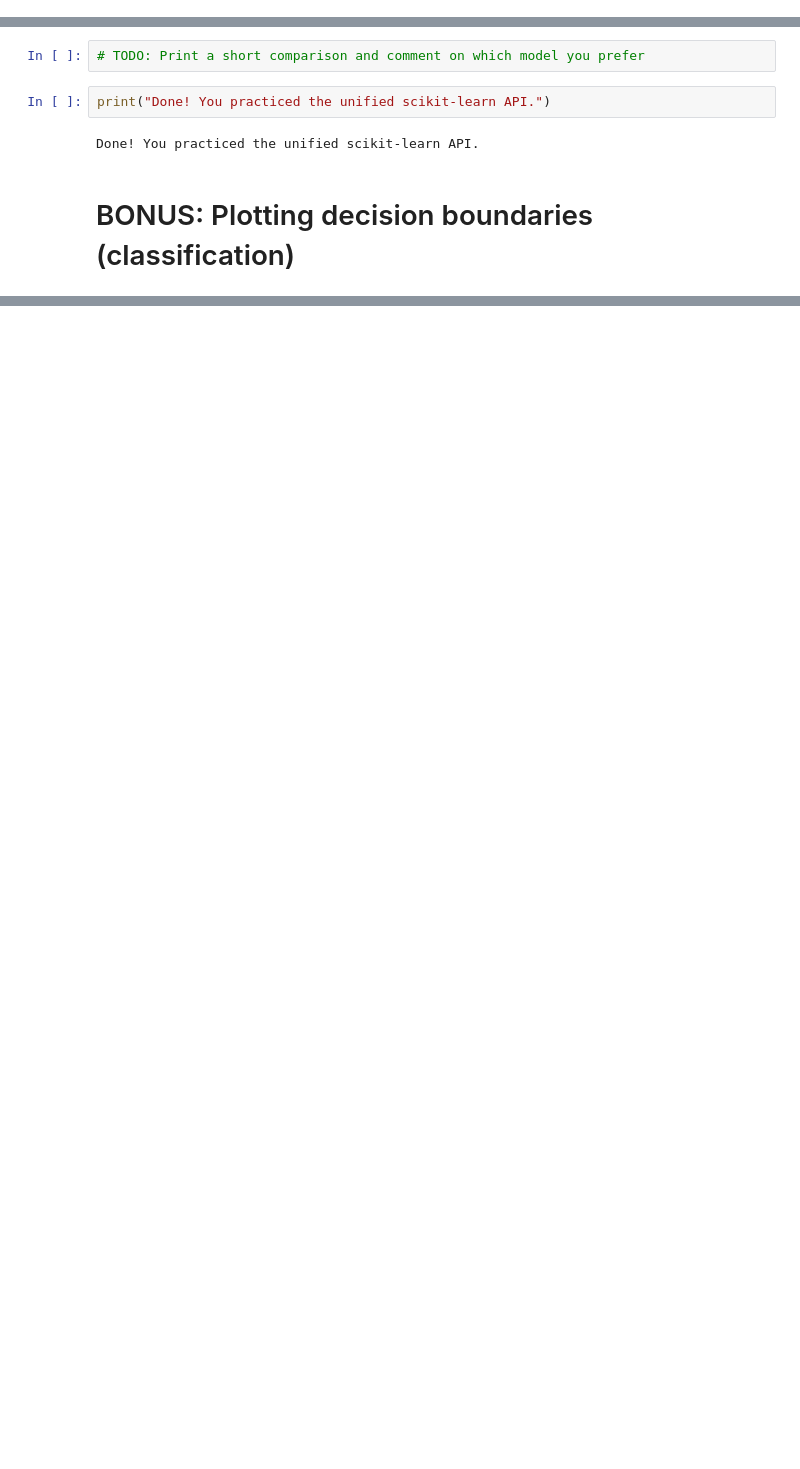
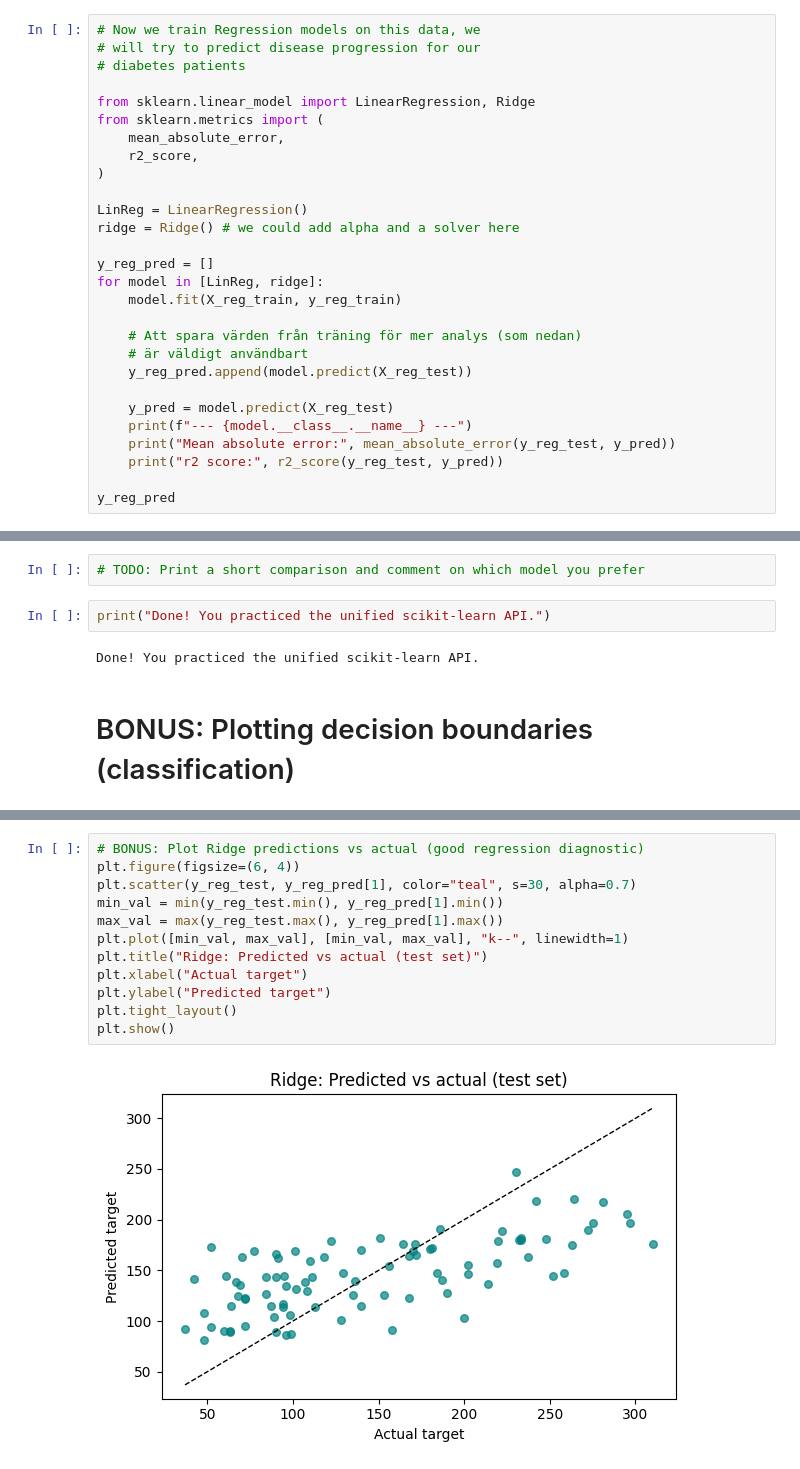
Before and after one commit to AndreasFurth/ML-Frameworks, a Jupyter notebook: L4/L4_assignment_CLASSROOM.ipynb, the cells around one changed output, grey strips where cells are left out. Saved outputs shown, nothing was run; the diff lists cells and outputs as text; blank space fills up the shorter version.

```diff
--- a/L4/L4_assignment_CLASSROOM.ipynb
+++ b/L4/L4_assignment_CLASSROOM.ipynb
@@ -288,0 +297,28 @@ plt.show()
+# %%
+# Now we train Regression models on this data, we
+# will try to predict disease progression for our
+# diabetes patients
+
+from sklearn.linear_model import LinearRegression, Ridge
+from sklearn.metrics import (
+    mean_absolute_error,
+    r2_score,
+)
+
+LinReg = LinearRegression()
+ridge = Ridge() # we could add alpha and a solver here
+
+y_reg_pred = []
+for model in [LinReg, ridge]:
+    model.fit(X_reg_train, y_reg_train)
+
+    # Att spara värden från träning för mer analys (som nedan)
+    # är väldigt användbart
+    y_reg_pred.append(model.predict(X_reg_test))
+
+    y_pred = model.predict(X_reg_test)
+    print(f"--- {model.__class__.__name__} ---")
+    print("Mean absolute error:", mean_absolute_error(y_reg_test, y_pred))
+    print("r2 score:", r2_score(y_reg_test, y_pred))
+
+y_reg_pred
@@ -340,0 +421,14 @@ plt.show()
+# %%
+# BONUS: Plot Ridge predictions vs actual (good regression diagnostic)
+plt.figure(figsize=(6, 4))
+plt.scatter(y_reg_test, y_reg_pred[1], color="teal", s=30, alpha=0.7)
+min_val = min(y_reg_test.min(), y_reg_pred[1].min())
+max_val = max(y_reg_test.max(), y_reg_pred[1].max())
+plt.plot([min_val, max_val], [min_val, max_val], "k--", linewidth=1)
+plt.title("Ridge: Predicted vs actual (test set)")
+plt.xlabel("Actual target")
+plt.ylabel("Predicted target")
+plt.tight_layout()
+plt.show()
+# %% [output]
+[figure, added]
```
Also changed, not shown: parts of 7 cells of this notebook.
